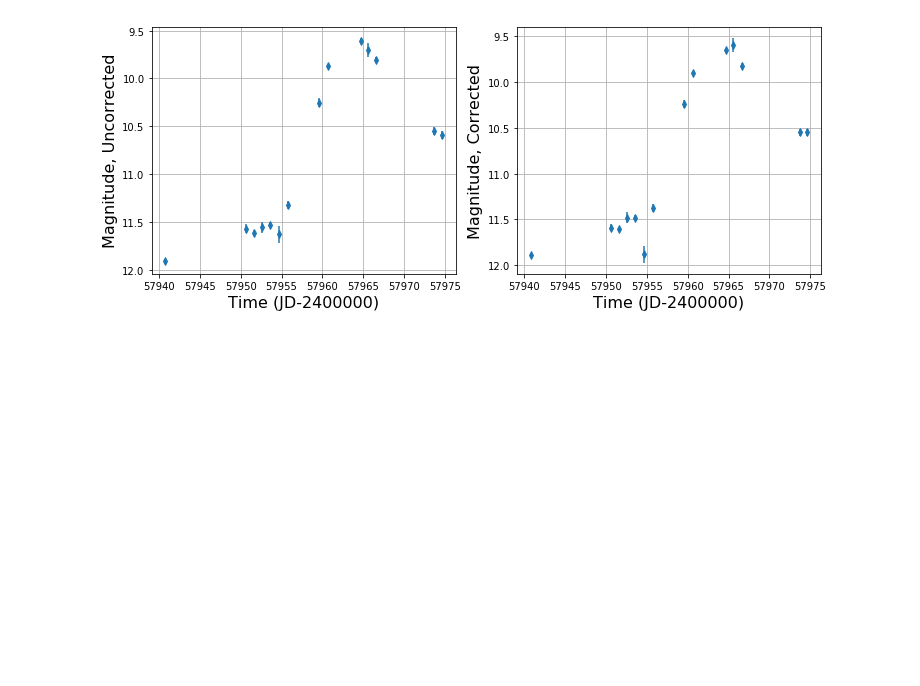
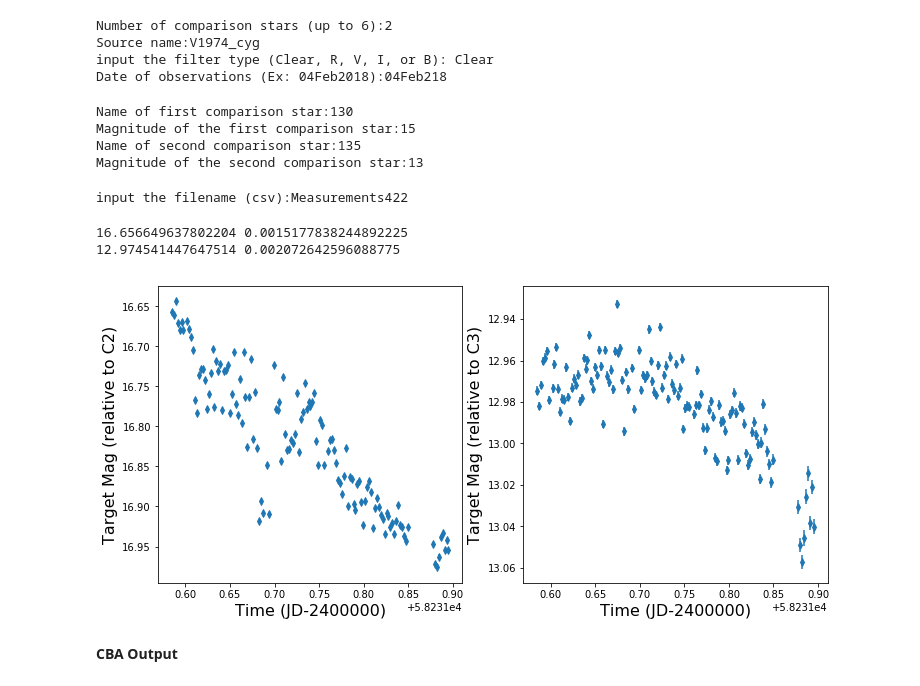
Before and after one commit to semeynjo/MSU-Observatory, a Jupyter notebook: MagnitudeExample.ipynb, the cells around one changed output. Drawn from its saved outputs; the diff is of its cells as text; code cells hidden in the pictures; blank space fills up the shorter version.

```diff
--- a/MagnitudeExample.ipynb
+++ b/MagnitudeExample.ipynb
@@ -292,18 +9,42 @@ for ii in range(0, mag.time.size):
-# %%
-fig = plt.figure(figsize=(12, 10))
-
-p1 = fig.add_subplot(221)
-p1.errorbar(magB.time, Bmag2, yerr=Berrmag2, marker='d', markersize =5, linestyle='')
-plt.xlabel('Time (JD-2400000)', fontsize=16)
-plt.ylabel('Magnitude, Uncorrected', fontsize=16)
-plt.gca().invert_yaxis()
-plt.grid()
-
-p2 = fig.add_subplot(222)
-p2.errorbar(magB.time, Bmag, yerr = Berrmag2, marker='d', markersize =5, linestyle='')
-plt.xlabel('Time (JD-2400000)', fontsize=16)
-plt.ylabel('Magnitude, Corrected', fontsize=16)
-plt.gca().invert_yaxis()
-plt.grid()
-# %% [output]
-[figure, removed]
+# %%
+#initializes the class to calculate the magnitudes
+mag = mg.MagnitudeCalculation()
+#will prompt for the comparison stars you used and the name of the source
+#the filter input is not cap sensitive
+# %% [output]
+Number of comparison stars (up to 6):2
+Source name:V1974_cyg
+input the filter type (Clear, R, V, I, or B): Clear
+Date of observations (Ex: 04Feb2018):04Feb218
+# %%
+#Comparison star information
+#Currently supports 1-6 comp stars
+#However, at least 2 comp stars is recommended
+#NOTE: color correction is not currently supported. When asked if
+#you are transforming data, type no
+mag.comp_stars()
+# %% [output]
+Name of first comparison star:130
+Magnitude of the first comparison star:15
+Name of second comparison star:135
+Magnitude of the second comparison star:13
+# %%
+#reads in the csv file
+#IMPORTANT NOTE: the file MUST be in csv format
+mag.read_file()  #Measurements422
+# %% [output]
+input the filename (csv):Measurements422
+# %%
+#creates lists containing the calculated magnitudes and errors
+mag_list, error_list = mag.mag_calc()
+# %% [output]
+16.656649637802204 0.0015177838244892225
+12.974541447647514 0.002072642596088775
+# %%
+#creates plots of the light curves for the magnitude compared to
+#each comparison star
+mag.make_plots(mag_list, error_list)
+# %% [output]
+[figure, added]
+# %% [markdown]
+****CBA Output****
```
Also changed, not shown: parts of 25 cells of this notebook, 4 other files.
